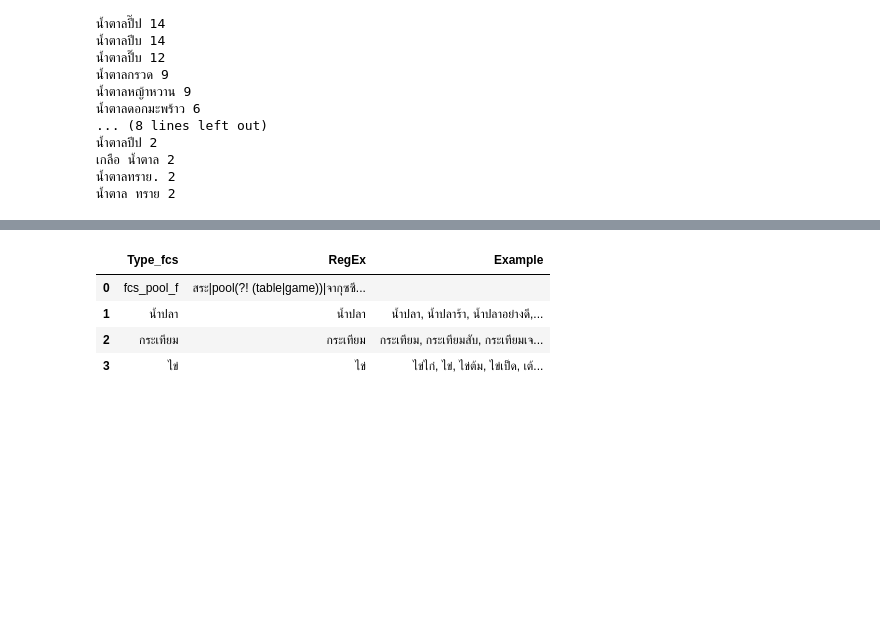
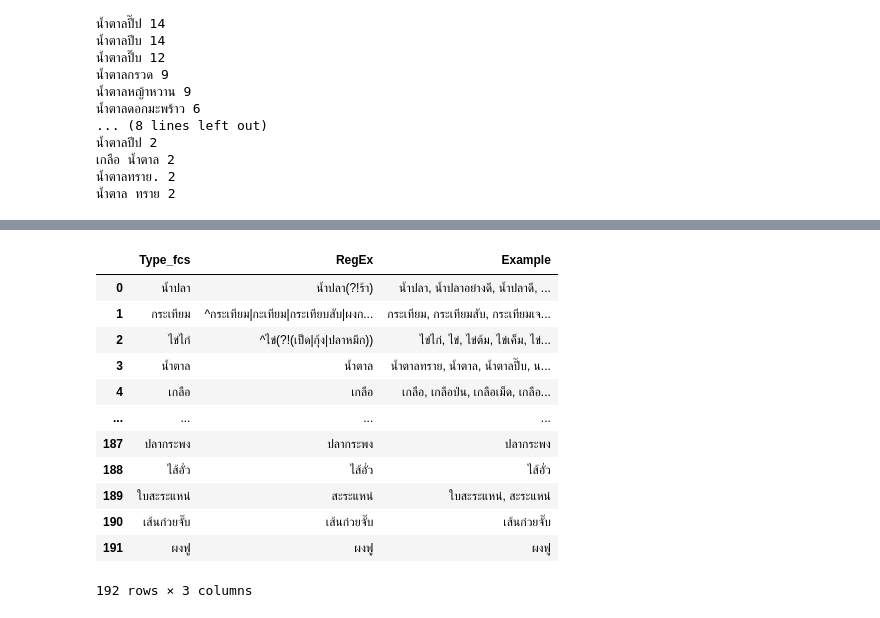
Before and after one commit to Kin-Arai-Dee/model, a Jupyter notebook: preprocess/Untitled.ipynb, the cells around one changed output, grey strips where cells are left out. Saved outputs shown, nothing was run; the diff lists cells and outputs as text; code cells hidden in the pictures; blank space fills up the shorter version.

```diff
--- a/preprocess/Untitled.ipynb
+++ b/preprocess/Untitled.ipynb
@@ -165,11 +2161,19 @@ for i in all_facility_unique:
 # %%
 d = {'Type_fcs': df_name, 'RegEx': df_ch_regex, 'Example':df_example}
 df = pd.DataFrame(data=d)
 # df.to_excel('FCS_RegEx.xlsx' ,index=False)
-dfs
+df
 # %% [output]
 |  | Type_fcs | RegEx | Example |
-| 0 | fcs_pool_f | สระ|pool(?! (table|game))|จากุซซี... |  |
-| 1 | น้ำปลา | น้ำปลา | น้ำปลา, น้ำปลาร้า, น้ำปลาอย่างดี,... |
-| 2 | กระเทียม | กระเทียม | กระเทียม, กระเทียมสับ, กระเทียมเจ... |
-| 3 | ไข่ | ไข่ | ไข่ไก่, ไข่, ไข่ต้ม, ไข่เป็ด, เต้... |
+| 0 | น้ำปลา | น้ำปลา(?!ร้า) | น้ำปลา, น้ำปลาอย่างดี, น้ำปลาดี, ... |
+| 1 | กระเทียม | ^กระเทียม|กะเทียม|กระเทียบสับ|ผงก... | กระเทียม, กระเทียมสับ, กระเทียมเจ... |
+| 2 | ไข่ไก่ | ^ไข่(?!(เป็ด|กุ้ง|ปลาหมึก)) | ไข่ไก่, ไข่, ไข่ต้ม, ไข่เค็ม, ไข่... |
+| 3 | น้ำตาล | น้ำตาล | น้ำตาลทราย, น้ำตาล, น้ำตาลปี๊บ, น... |
+| 4 | เกลือ | เกลือ | เกลือ, เกลือป่น, เกลือเม็ด, เกลือ... |
+| ... | ... | ... | ... |
+| 187 | ปลากระพง | ปลากระพง | ปลากระพง |
+| 188 | ไส้อั่ว | ไส้อั่ว | ไส้อั่ว |
+| 189 | ใบสะระแหน่ | สะระแหน่ | ใบสะระแหน่, สะระแหน่ |
+| 190 | เส้นก๋วยจั๊บ | เส้นก๋วยจั๊บ | เส้นก๋วยจั๊บ |
+| 191 | ผงฟู | ผงฟู | ผงฟู |
+192 rows × 3 columns
```
Also changed, not shown: parts of 191 cells of this notebook.
